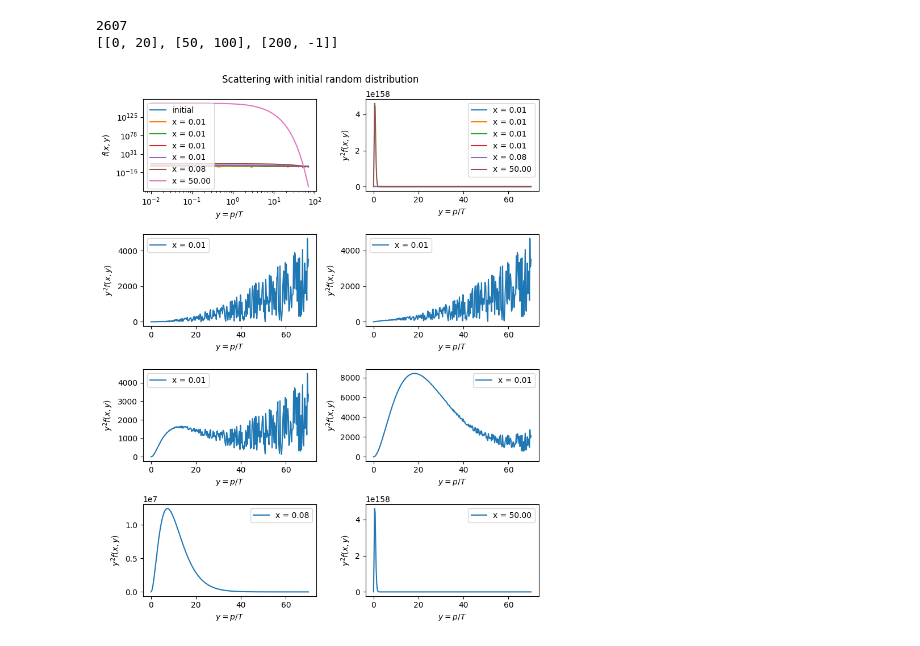
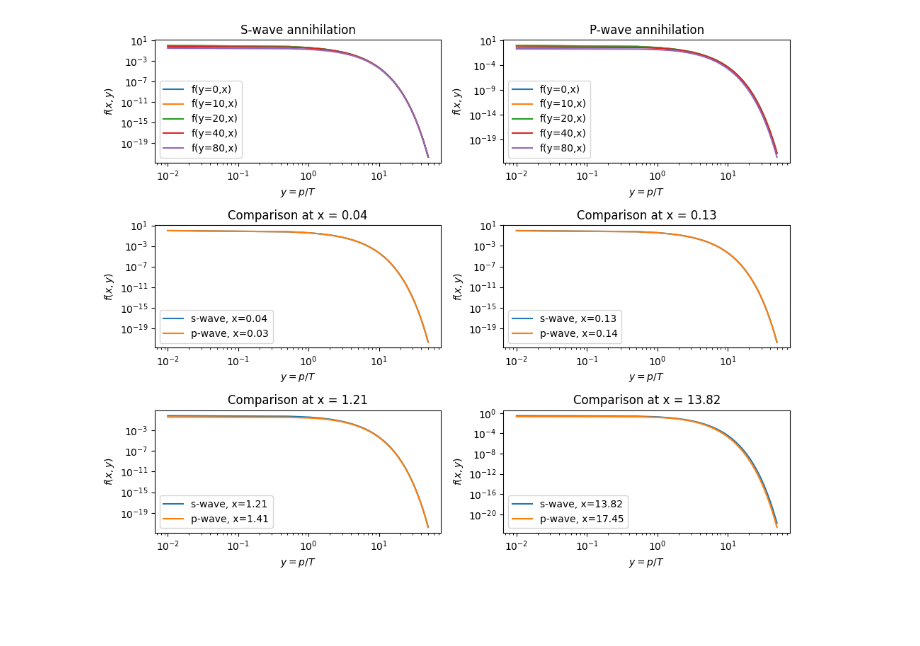
Before and after one commit to TobiasWasheim/master_thesis, a Jupyter notebook: mainCode.ipynb, the cells around one changed output. Drawn from its saved outputs; the diff is of its cells as text; code cells hidden in the pictures; blank space fills up the shorter version.

```diff
--- a/mainCode.ipynb
+++ b/mainCode.ipynb
@@ -176,48 +18,43 @@ plt.legend()
 # %%
-# solve for scattering with initial condition = random distribution
-y_min = 0.01
-y_max = 70
-y_gridpoints = 300
+# solve for annihilation with initial condition = full thermal equilibrium
+Gamma = 1
+solv = solver(x_span,y_span,Gamma,equilibrium,s_annihilation)
+xs0 = solv[0]
+ys0 = solv[1]
+fs0 = solv[2]
+# print(len(xs))
 
-
-Gamma = 100
-y_span = (y_min,y_max,y_gridpoints)
-solv = solver(x_span,y_span,Gamma,random_distribution,scattering_units,rtol=1e-6,atol=1e-6)
-xs = solv[0]
-ys = solv[1]
-fs = solv[2]
-print(len(xs))
-steps = [0,20,50,100,200,-1]
-fig, axs = plt.subplots(nrows=4, ncols=2, figsize=(8, 10))
-axs[0,0].loglog(ys,fs[:,0], label= "initial")
-for n in steps:
-    axs[0,0].plot(ys,fs[:,n], label= f"x = {xs[n]:0.2f}")
+fig, axs = plt.subplots(nrows=3, ncols=2, figsize=(10, 8))
+for n in [0,10,20,40,80]:
+    axs[0,0].loglog(ys0,fs0[:,n],label=f"f(y={n},x)")
 axs[0,0].set_xlabel(r"$y = p/T$")
 axs[0,0].set_ylabel (r"$f(x,y)$")
+axs[0,0].set_title("S-wave annihilation")
 axs[0,0].legend()
 
-for n in steps:
-    yyfs = [ys[i] * ys[i] * fs[i][n] for i in range(len(ys))]
-    axs[0,1].plot(ys,yyfs, label= f"x = {xs[n]:0.2f}")
+solv = solver(x_span,y_span,Gamma,equilibrium,p_annihilation)
+xs1 = solv[0]
+ys1 = solv[1]
+fs1 = solv[2]
+for n in [0,10,20,40,80]:
+    axs[0,1].loglog(ys1,fs1[:,n],label=f"f(y={n},x)")
 axs[0,1].set_xlabel(r"$y = p/T$")
-axs[0,1].set_ylabel (r"$y^2f(x,y)$")
+axs[0,1].set_ylabel (r"$f(x,y)$")
+axs[0,1].set_title("P-wave annihilation")
 axs[0,1].legend()
 
+indicies = [[10,20],[40,80]]
 
-indicies = [[steps[i],steps[i+1]] for i in range(0,len(steps)-1,2)]
-print(indicies)
-for i in range(1,4):
+for i in range(1,3):
     for j in range(0,2):
         index = indicies[i-1][j]
-        yyfs = [ys[k] * ys[k] * fs[k][index] for k in range(len(ys))]
-        axs[i,j].plot(ys,yyfs, label= f"x = {xs[index]:0.2f}")
+        axs[i,j].loglog(ys0,fs0[:,index], label=f"s-wave, x={xs0[index]:0.2f}")
+        axs[i,j].loglog(ys1,fs1[:,index+7], label=f"p-wave, x={xs1[index+7]:0.2f}")
+        axs[i,j].set_title(f"Comparison at x = {xs0[index]:0.2f}")
         axs[i,j].set_xlabel(r"$y = p/T$")
-        axs[i,j].set_ylabel (r"$y^2f(x,y)$")
+        axs[i,j].set_ylabel (r"$f(x,y)$")
         axs[i,j].legend()
 
-plt.suptitle("Scattering with initial random distribution")
 fig.tight_layout()
 # %% [output]
-2607
-[[0, 20], [50, 100], [200, -1]]
-[figure, old version]
+[figure, new version]
```
Also changed, not shown: parts of 10 cells of this notebook, 4 other files.
